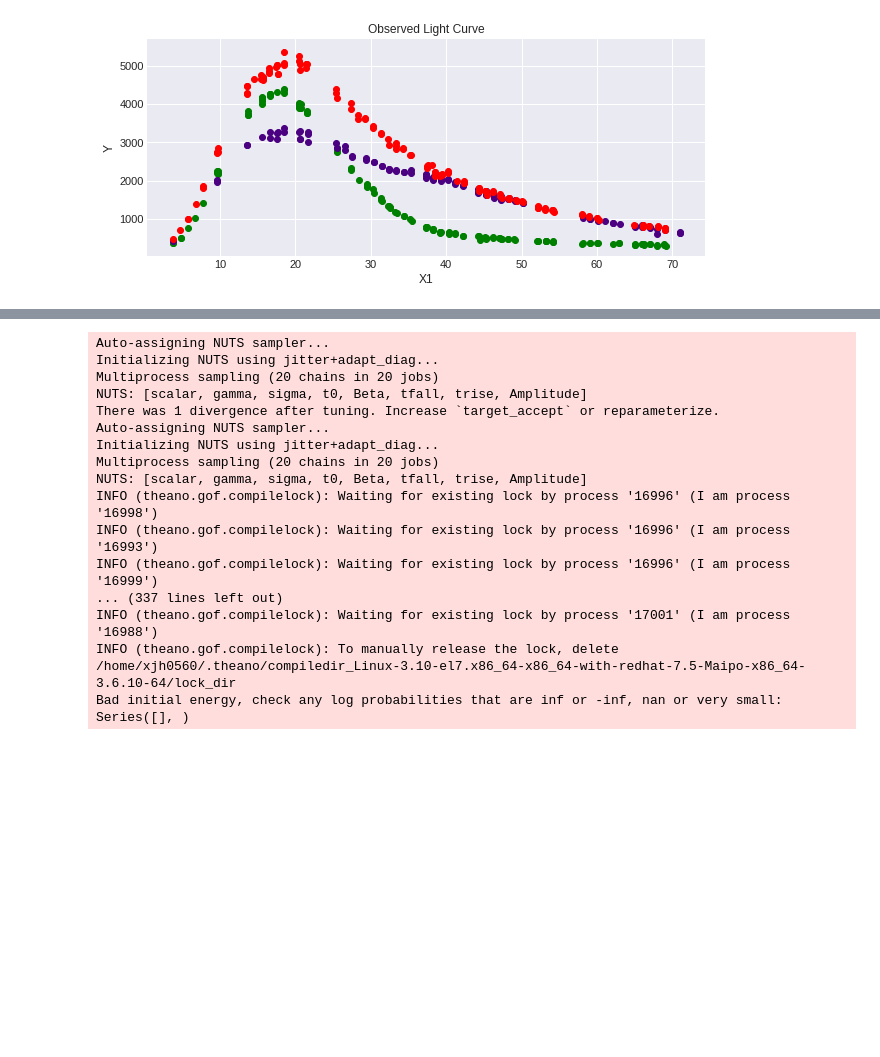
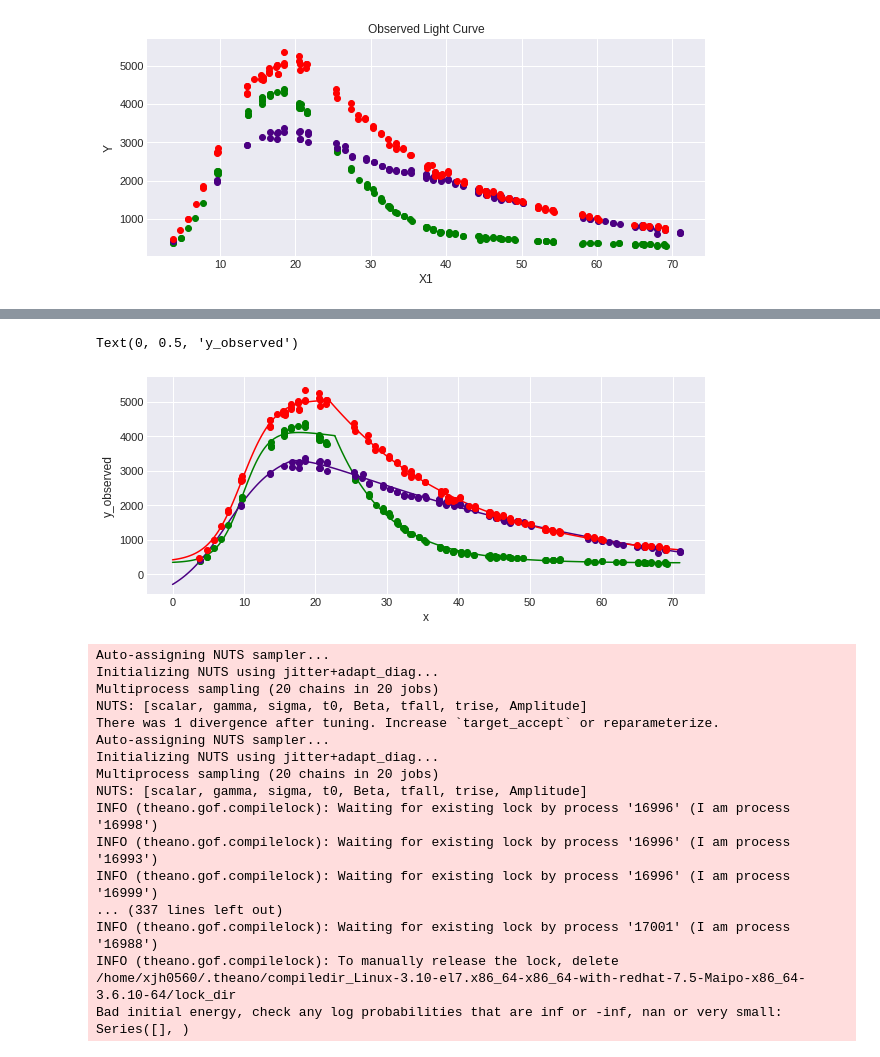
Before and after one commit to Hallflower20/PyMC3_Supernova, a Jupyter notebook: RealData/Dont_Reuse_All_Priors_Tinkering.ipynb, the cells around one changed output, grey strips where cells are left out. Cells and saved outputs as stored; diff of their text form; code cells hidden in the pictures; blank space fills up the shorter version.

```diff
--- a/RealData/Dont_Reuse_All_Priors_Tinkering.ipynb
+++ b/RealData/Dont_Reuse_All_Priors_Tinkering.ipynb
@@ -213,0 +214,4 @@ for posterior in trace:
+# %%
+summary_tables = []
+for i in trace:
+    summary_tables.append(pm.summary(i))
@@ -214,3 +230,39 @@ for posterior in trace:
+# %%
+trise_R = []
+tfall_R = []
+Amplitude_R = []
+Beta_R = []
+t0_R = []
+gamma_R = []
+scalar_R = []
+for i in summary_tables:
+    trise_R.append(i["mean"]["trise"])
+    tfall_R.append(i["mean"]["tfall"])
+    Amplitude_R.append(i["mean"]["Amplitude"])
+    Beta_R.append(i["mean"]["Beta"])
+    t0_R.append(i["mean"]["t0"])
+    gamma_R.append(i["mean"]["gamma"])
+    scalar_R.append(i["mean"]["scalar"])
+# %%
+fig, ax = plt.subplots(figsize=(10,4))
+colours = ["green", "indigo", "red"]
+
+for i in range(filter_number):
+    big_time_axis_rise = np.linspace(0,t0_R[i]+gamma_R[i],num = 100)
+    ax.plot(big_time_axis_rise, SuperNova_CurveRise_Scalar(big_time_axis_rise, Amplitude_R[i], Beta_R[i], t0_R[i], trise_R[i], scalar_R[i]), color = colours[i])
+
+for i in range(filter_number):
+    big_time_axis_fall = np.linspace(t0_R[i]+gamma_R[i],end_A,num = 100)
+    ax.plot(big_time_axis_fall, SuperNova_CurveFall_Scalar(big_time_axis_fall, Amplitude_R[i], Beta_R[i], t0_R[i], gamma_R[i], trise_R[i], tfall_R[i], scalar_R[i]), color = colours[i])
+
+for i in range(filter_number):
+    ax.errorbar(time_axis_filters[i], Y_observed_filter[i], Y_unc[i], fmt = "o", color = colours[i])
+
+ax.set_xlabel('x')
+ax.set_ylabel('y_observed')
+# %% [output]
+Text(0, 0.5, 'y_observed')
+[figure, added]
 # %%
 combined_model = []
 for i in range(filter_number):
```
Also changed, not shown: parts of 3 cells of this notebook, 2 other files.
